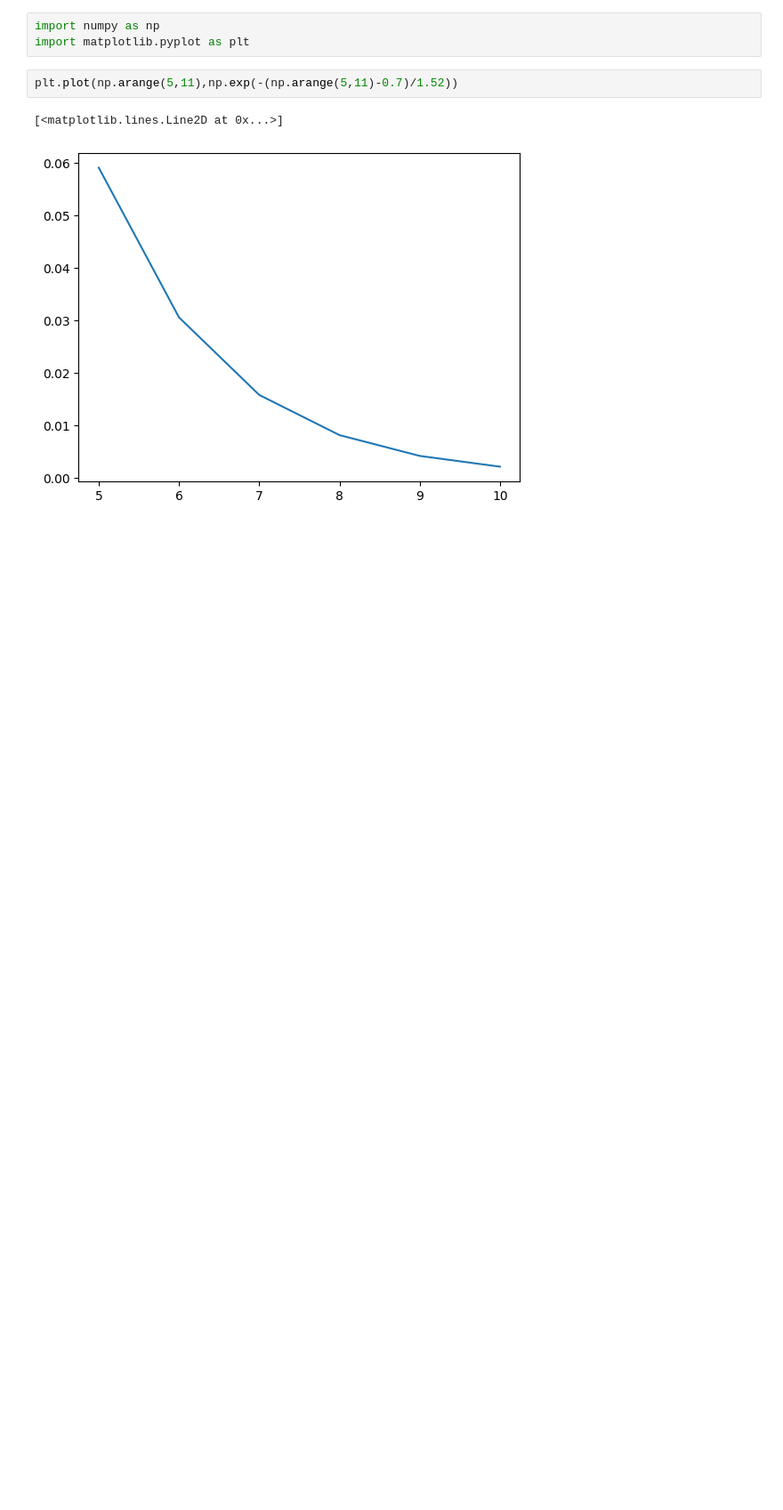
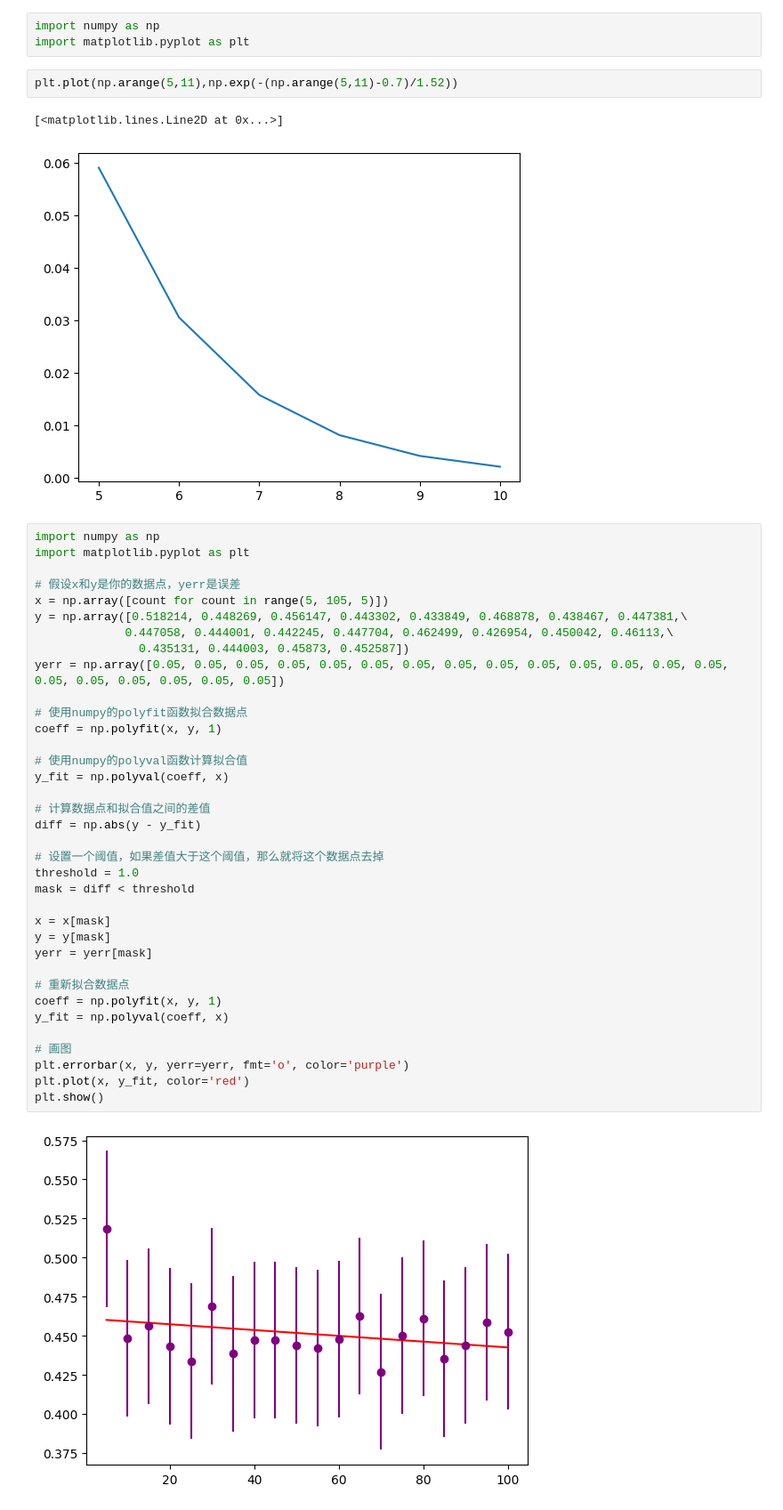
Before and after one commit to joeyeoj/Codes, a Jupyter notebook: Untitled.ipynb, the cells around one changed output. Shown at 89% size. Cells and saved outputs as stored; diff of their text form; blank space fills up the shorter version.

```diff
--- a/Untitled.ipynb
+++ b/Untitled.ipynb
@@ -37,3 +37,41 @@ plt.plot(np.arange(5,11),np.exp(-(np.arange(5,11)-0.7)/1.52))
 # %% [output]
 [<matplotlib.lines.Line2D at 0x...>]
 [figure]
+# %%
+import numpy as np
+import matplotlib.pyplot as plt
+
+# 假设x和y是你的数据点，yerr是误差
+x = np.array([count for count in range(5, 105, 5)])
+y = np.array([0.518214, 0.448269, 0.456147, 0.443302, 0.433849, 0.468878, 0.438467, 0.447381,\
+             0.447058, 0.444001, 0.442245, 0.447704, 0.462499, 0.426954, 0.450042, 0.46113,\
+               0.435131, 0.444003, 0.45873, 0.452587])
+yerr = np.array([0.05, 0.05, 0.05, 0.05, 0.05, 0.05, 0.05, 0.05, 0.05, 0.05, 0.05, 0.05, 0.05, 0.05, 0.05, 0.05, 0.05, 0.05, 0.05, 0.05])
+
+# 使用numpy的polyfit函数拟合数据点
+coeff = np.polyfit(x, y, 1)
+
+# 使用numpy的polyval函数计算拟合值
+y_fit = np.polyval(coeff, x)
+
+# 计算数据点和拟合值之间的差值
+diff = np.abs(y - y_fit)
+
+# 设置一个阈值，如果差值大于这个阈值，那么就将这个数据点去掉
+threshold = 1.0
+mask = diff < threshold
+
+x = x[mask]
+y = y[mask]
+yerr = yerr[mask]
+
+# 重新拟合数据点
+coeff = np.polyfit(x, y, 1)
+y_fit = np.polyval(coeff, x)
+
+# 画图
+plt.errorbar(x, y, yerr=yerr, fmt='o', color='purple')
+plt.plot(x, y_fit, color='red')
+plt.show()
+# %% [output]
+[figure, added]
```
Also changed, not shown: 2 other files.
